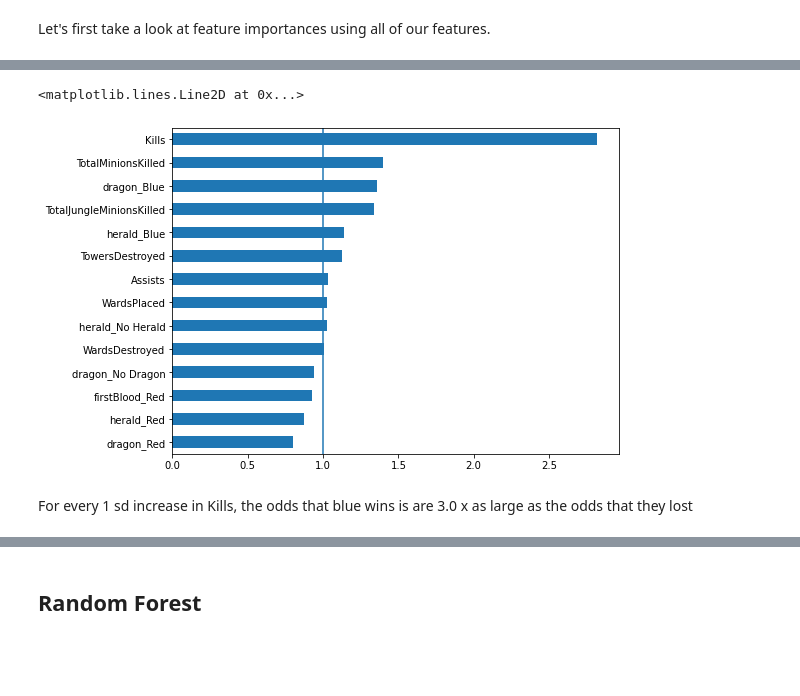
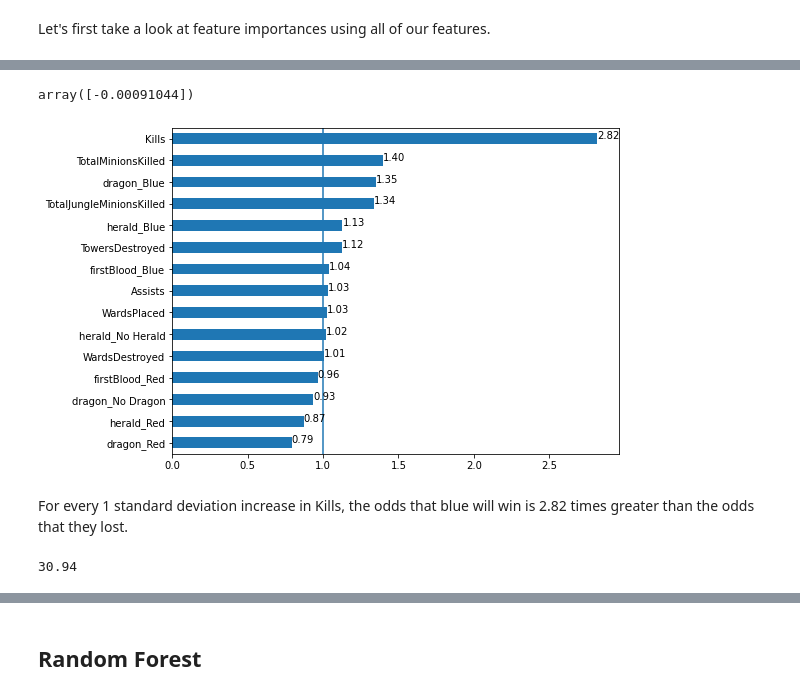
Before and after one commit to Drymander/League-of-Legends-Victory-Classification, a Jupyter notebook: Johnny Dryman - Phase 3 Project Notebook.ipynb, the cells around one changed output, grey strips where cells are left out. Drawn from its saved outputs; the diff is of its cells as text; code cells hidden in the pictures; blank space fills up the shorter version.

```diff
--- a/Johnny Dryman - Phase 3 Project Notebook.ipynb
+++ b/Johnny Dryman - Phase 3 Project Notebook.ipynb
@@ -419,7 +411,7 @@ categoricals, numericals
 # %%
 # Encode categorical columns, only drop if binary
 
-encoder = OneHotEncoder(sparse=False,drop='if_binary')
+encoder = OneHotEncoder(sparse=False,drop=None)
 train_categoricals = encoder.fit_transform(X_train[categoricals])
 test_categoricals = encoder.transform(X_test[categoricals])
 train_categoricals
@@ -742,15 +761,39 @@ Test Accuracy: 69.84%
 # %%
-model = LogisticRegression()
+# Initiate model
+
+model = LogisticRegression(random_state=8)
 
 model.fit(X_train_coeff, y_train)
 
-coef = pd.Series(model.coef_.flatten(), index=X_train_coeff.columns).sort_values(ascending=True)
+# Return list of coefficients
 
-odds = np.exp(coef)
+coeffs = pd.Series(model.coef_.flatten(), index=X_train_coeff.columns).sort_values(ascending=True)
+
+# Convert to odds
+
+odds = np.exp(coeffs)
+
+# Plot bar chart
+
 ax = odds.plot(kind='barh', figsize=(8,6))
+
+# Add odds values to bar chart
+
+for index, value in enumerate(odds):
+    plt.text(value, index,
+             str('%.2f' % value))
+
+# Create vertical line at x = 1
+
 ax.axvline(1)
+
+model.intercept_
 # %% [output]
-<matplotlib.lines.Line2D at 0x...>
+array([-0.00091044])
-[figure, old version]
+[figure, new version]
 # %% [markdown]
-For every 1 sd increase in Kills, the odds that blue wins is are 3.0 x as large as the odds that they lost
+For every 1 standard deviation increase in Kills, the odds that blue will win is 2.82 times greater than the odds that they lost.
+# %%
+df['TotalMinionsKilled'].std().round(2)
+# %% [output]
+30.94
```
Also changed, not shown: parts of 52 cells of this notebook, 1 other file.
